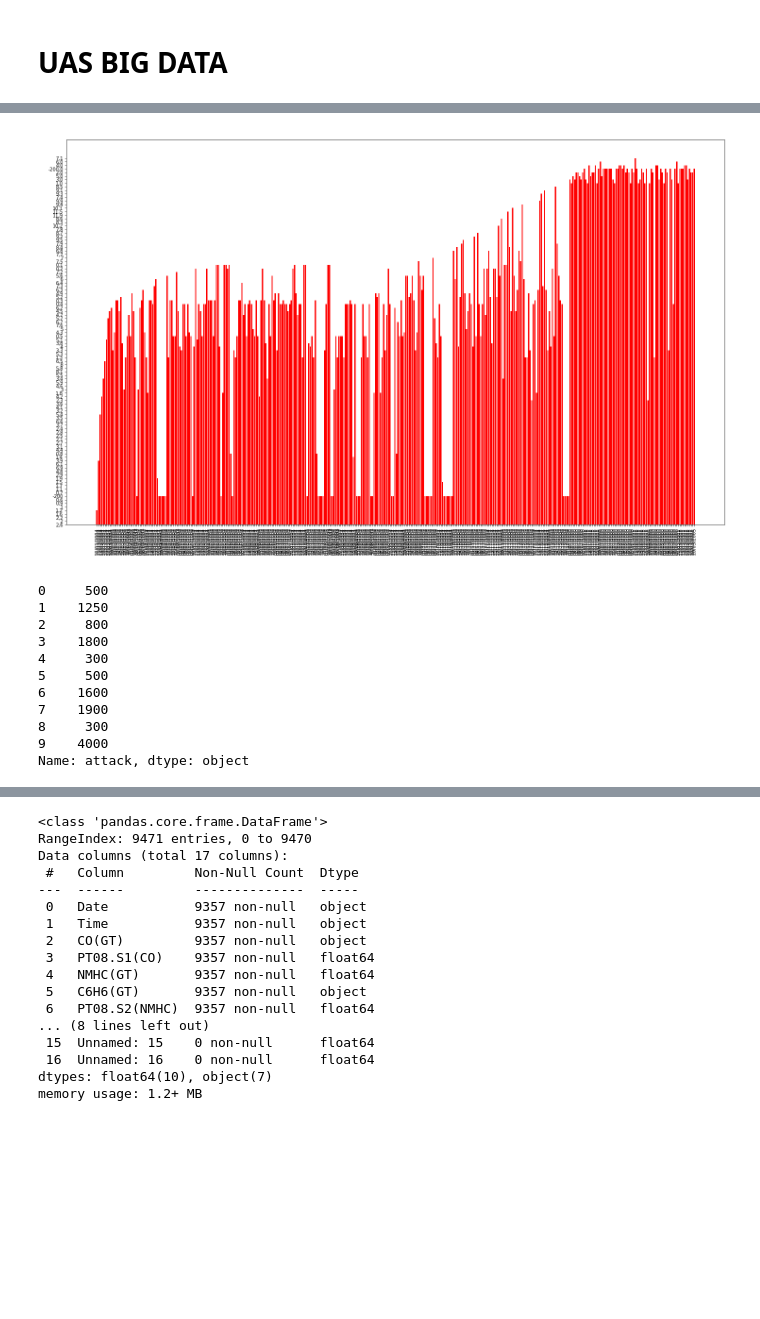
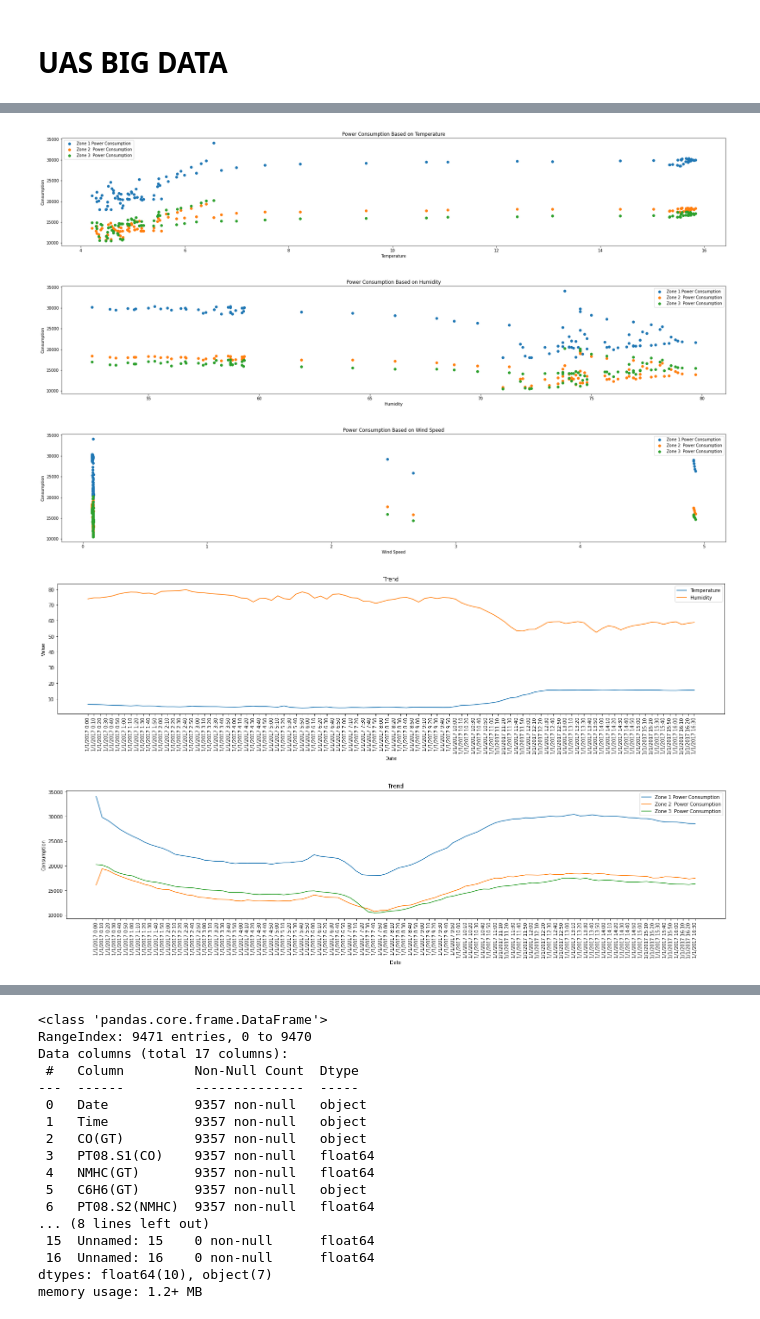
Before and after one commit to miftahudinfaiz/UAS-EDA, a Jupyter notebook: UAS-EDA.ipynb, the cells around one changed output, grey strips where cells are left out. Saved outputs shown, nothing was run; the diff lists cells and outputs as text; code cells hidden in the pictures; blank space fills up the shorter version.

```diff
--- a/UAS-EDA.ipynb
+++ b/UAS-EDA.ipynb
@@ -77,27 +59,58 @@ plt.show()
-# %%
-fig, ax = plt.subplots(figsize=(25,15))
-ax.bar(df.Date[0:9000], df['CO(GT)'][0:9000], color="r")
-plt.xticks(rotation=90)
-plt.xlabel('Date', color="w")
-plt.ylabel('Exposure', color="w")
-plt.title('Sebaran CO', color="w")
-plt.show()
-# %% [output]
-[figure, removed]
-# %%
-print(df.attack[0:10])
-# %% [output]
-0     500
-1    1250
-2     800
-3    1800
-4     300
-5     500
-6    1600
-7    1900
-8     300
-9    4000
-Name: attack, dtype: object
+# %%
+plt.subplots(figsize=(30, 5))
+plt.title('Power Consumption Based on Temperature')
+plt.xlabel('Temperature')
+plt.ylabel('Consumption')
+plt.scatter(df.Temperature[0:100], df['Zone 1 Power Consumption'][0:100])
+plt.scatter(df.Temperature[0:100], df['Zone 2  Power Consumption'][0:100])
+plt.scatter(df.Temperature[0:100], df['Zone 3  Power Consumption'][0:100])
+plt.legend(['Zone 1 Power Consumption', 'Zone 2  Power Consumption', 'Zone 3  Power Consumption'])
+plt.show()
+plt.subplots(figsize=(30, 5))
+plt.title('Power Consumption Based on Humidity')
+plt.xlabel('Humidity')
+plt.ylabel('Consumption')
+plt.scatter(df.Humidity[0:100], df['Zone 1 Power Consumption'][0:100])
+plt.scatter(df.Humidity[0:100], df['Zone 2  Power Consumption'][0:100])
+plt.scatter(df.Humidity[0:100], df['Zone 3  Power Consumption'][0:100])
+plt.legend(['Zone 1 Power Consumption', 'Zone 2  Power Consumption', 'Zone 3  Power Consumption'])
+plt.show()
+plt.subplots(figsize=(30, 5))
+plt.title('Power Consumption Based on Wind Speed')
+plt.xlabel('Wind Speed')
+plt.ylabel('Consumption')
+plt.scatter(df['Wind Speed'][0:100], df['Zone 1 Power Consumption'][0:100])
+plt.scatter(df['Wind Speed'][0:100], df['Zone 2  Power Consumption'][0:100])
+plt.scatter(df['Wind Speed'][0:100], df['Zone 3  Power Consumption'][0:100])
+plt.legend(['Zone 1 Power Consumption', 'Zone 2  Power Consumption', 'Zone 3  Power Consumption'])
+plt.show()
+# %% [output]
+[figure, added]
+[figure, added]
+[figure, added]
+# %%
+fig, ax = plt.subplots(figsize=(25,5))
+ax.plot(df.DateTime[0:100], df.Temperature[0:100])
+ax.plot(df.DateTime[0:100], df.Humidity[0:100])
+plt.xticks(rotation=90)
+plt.xlabel('Date')
+plt.ylabel('Value')
+plt.title('Trend')
+plt.legend(['Temperature', 'Humidity'])
+plt.show()
+fig, ax = plt.subplots(figsize=(25,5))
+ax.plot(df.DateTime[0:100], df['Zone 1 Power Consumption'][0:100])
+ax.plot(df.DateTime[0:100], df['Zone 2  Power Consumption'][0:100])
+ax.plot(df.DateTime[0:100], df['Zone 3  Power Consumption'][0:100])
+plt.xticks(rotation=90)
+plt.xlabel('Date')
+plt.ylabel('Consumption')
+plt.title('Trend')
+plt.legend(['Zone 1 Power Consumption', 'Zone 2  Power Consumption', 'Zone 3  Power Consumption'])
+plt.show()
+# %% [output]
+[figure, added]
+[figure, added]
 # %%
 df.isna().sum()
 # %% [output]
```
Also changed, not shown: parts of 13 cells of this notebook, 2 other files.
